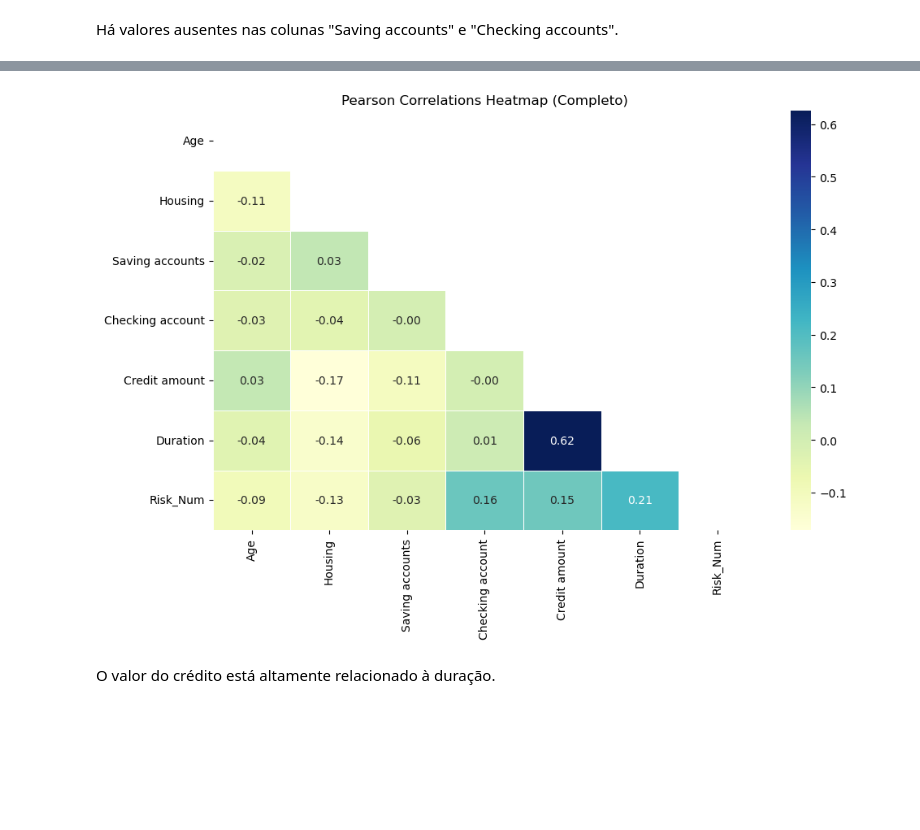
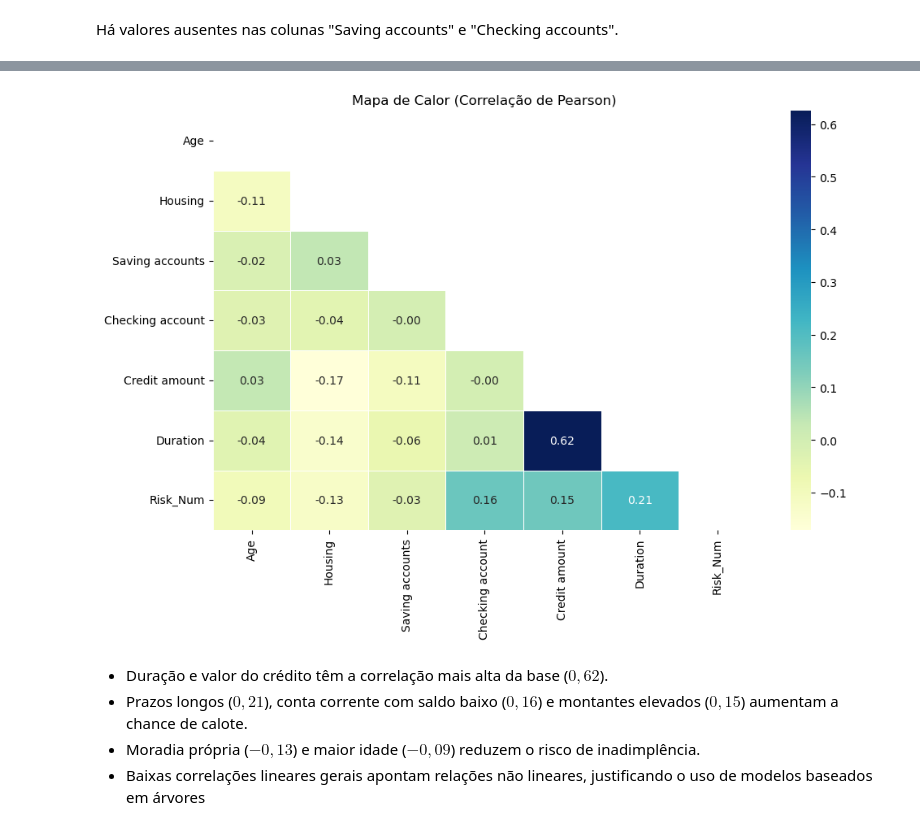
Before and after one commit to VincTorres/Credit_Risk, a Jupyter notebook: notebooks/01_EDA.ipynb, the cells around one changed output, grey strips where cells are left out. Drawn from its saved outputs; the diff is of its cells as text; code cells hidden in the pictures; blank space fills up the shorter version.

```diff
--- a/notebooks/01_EDA.ipynb
+++ b/notebooks/01_EDA.ipynb
@@ -443,40 +238,0 @@ Todas as variáveis serão mantidas para a modelagem
-# %%
-import pandas as pd
-import seaborn as sns
-import matplotlib.pyplot as plt
-
-categorical_features = [
-    "Checking account",
-    "Job",
-    "Purpose"
-]
-
-for feature in categorical_features:
-
-    print(feature)
-
-    # Frequência absoluta
-    freq = pd.crosstab(df[feature], df["Risk"], margins=True)
-    display(freq)
-
-    # Frequência relativa (%)
-    perc = (
-        pd.crosstab(df[feature], df["Risk"], normalize="index")
-        .mul(100)
-        .round(1)
-    )
-    display(perc)
-
-    # Gráfico de contagem
-    plt.figure(figsize=(8,4))
-
-    sns.countplot(
-        data=df,
-        x=feature,
-        hue="Risk"
-    )
-
-    plt.title(f"{feature} × Risk")
-    plt.xticks(rotation=30)
-    plt.tight_layout()
-    plt.show()
@@ -541,37 +467,39 @@ Todas as variáveis serão mantidas para a Random Forest avaliar sua contribuiç
 # %%
-df_heatmap = pd.read_csv("../data/german_credit_data.csv", index_col=0)
-
+df_heatmap = df.copy()
 def SC_LabelEncoder(x):
     val = str(x).lower()
     if "little" in val: return 1
     elif "moderate" in val: return 2
     elif "quite rich" in val: return 3
     elif "rich" in val: return 4
     else: return 0
 
 def H_LabelEncoder(x):
     val = str(x).lower()
     if "free" in val: return 0
     elif "rent" in val: return 1
     elif "own" in val: return 2
     else: return 0
 
 df_heatmap["Saving accounts"] = df_heatmap["Saving accounts"].apply(SC_LabelEncoder)
 df_heatmap["Checking account"] = df_heatmap["Checking account"].apply(SC_LabelEncoder)
 df_heatmap["Housing"] = df_heatmap["Housing"].apply(H_LabelEncoder)
 
 df_heatmap['Risk_Num'] = df_heatmap['Risk'].map({'good': 0, 'bad': 1})
 
 cols = ['Age', 'Housing', 'Saving accounts', 'Checking account', 'Credit amount', 'Duration', 'Risk_Num']
 corr = df_heatmap[cols].corr()
 
 plt.figure(figsize=(10,7))
 mask = np.triu(np.ones_like(corr, dtype=bool))
 sns.heatmap(corr, mask=mask, annot=True, cmap="YlGnBu", linewidths=.5, fmt=".2f")
-plt.title("Pearson Correlations Heatmap (Completo)")
+plt.title("Mapa de Calor (Correlação de Pearson)")
 plt.tight_layout()
 plt.show()
 # %% [output]
-[figure, old version]
+[figure, new version]
-# %% [markdown]
-O valor do crédito está altamente relacionado à duração.
+# %% [markdown]
+- Duração e valor do crédito têm a correlação mais alta da base ($0{,}62$).
+- Prazos longos ($0{,}21$), conta corrente com saldo baixo ($0{,}16$) e montantes elevados ($0{,}15$) aumentam a chance de calote.
+- Moradia própria ($-0{,}13$) e maior idade ($-0{,}09$) reduzem o risco de inadimplência.
+- Baixas correlações lineares gerais apontam relações não lineares, justificando o uso de modelos baseados em árvores
```
Also changed, not shown: parts of 60 cells of this notebook, 10 other files.
